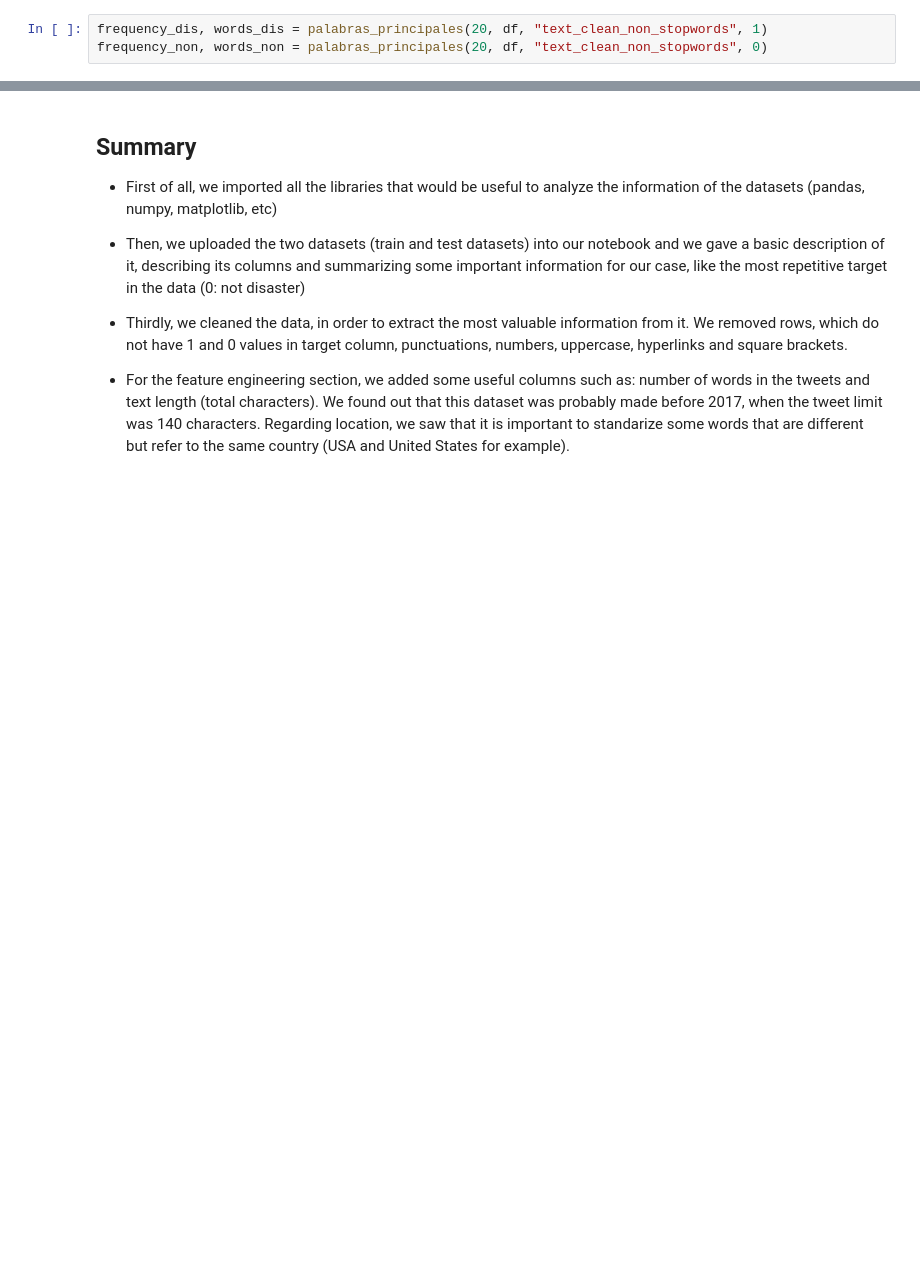
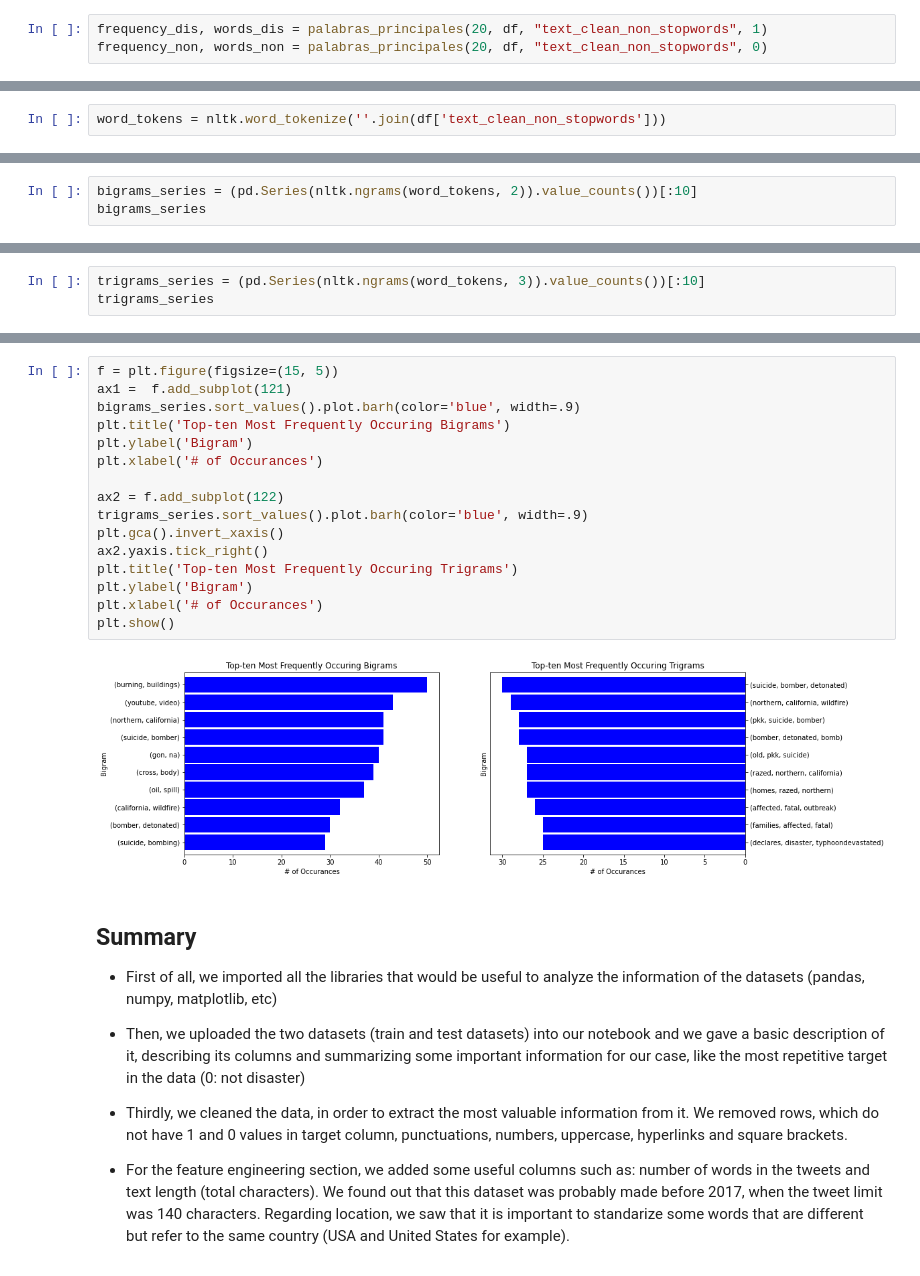
Before and after one commit to oscarciceri/Disaster_Monitoring-_Based_On_Tweets, a Jupyter notebook: EDA_extended_oscar.ipynb, the cells around one changed output, grey strips where cells are left out. Cells and saved outputs as stored; diff of their text form; blank space fills up the shorter version.

```diff
--- a/EDA_extended_oscar.ipynb
+++ b/EDA_extended_oscar.ipynb
@@ -579,0 +613,2 @@ non_disaster = df[df.target == 0]
+# %%
+word_tokens = nltk.word_tokenize(''.join(df['text_clean_non_stopwords']))
@@ -579,0 +617,3 @@ non_disaster = df[df.target == 0]
+# %%
+bigrams_series = (pd.Series(nltk.ngrams(word_tokens, 2)).value_counts())[:10]
+bigrams_series
@@ -579,0 +634,3 @@ non_disaster = df[df.target == 0]
+# %%
+trigrams_series = (pd.Series(nltk.ngrams(word_tokens, 3)).value_counts())[:10]
+trigrams_series
@@ -580,3 +649,21 @@ non_disaster = df[df.target == 0]
+# %%
+f = plt.figure(figsize=(15, 5))
+ax1 =  f.add_subplot(121)
+bigrams_series.sort_values().plot.barh(color='blue', width=.9)
+plt.title('Top-ten Most Frequently Occuring Bigrams')
+plt.ylabel('Bigram')
+plt.xlabel('# of Occurances')
+
+ax2 = f.add_subplot(122)
+trigrams_series.sort_values().plot.barh(color='blue', width=.9)
+plt.gca().invert_xaxis()
+ax2.yaxis.tick_right()
+plt.title('Top-ten Most Frequently Occuring Trigrams')
+plt.ylabel('Bigram')
+plt.xlabel('# of Occurances')
+plt.show()
+# %% [output]
+[figure, added]
 # %% [markdown]
 ## Summary
 - First of all, we imported all the libraries that would be useful to analyze the information of the datasets (pandas, numpy, matplotlib, etc)
```
Also changed, not shown: parts of 20 cells of this notebook.
